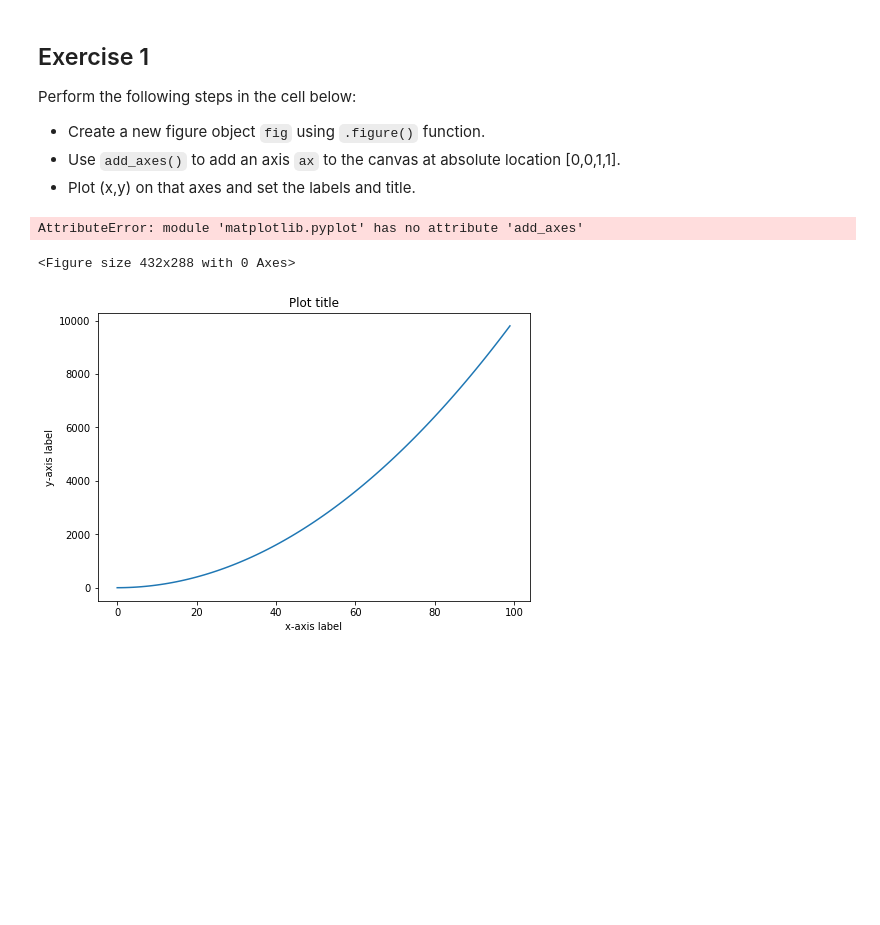
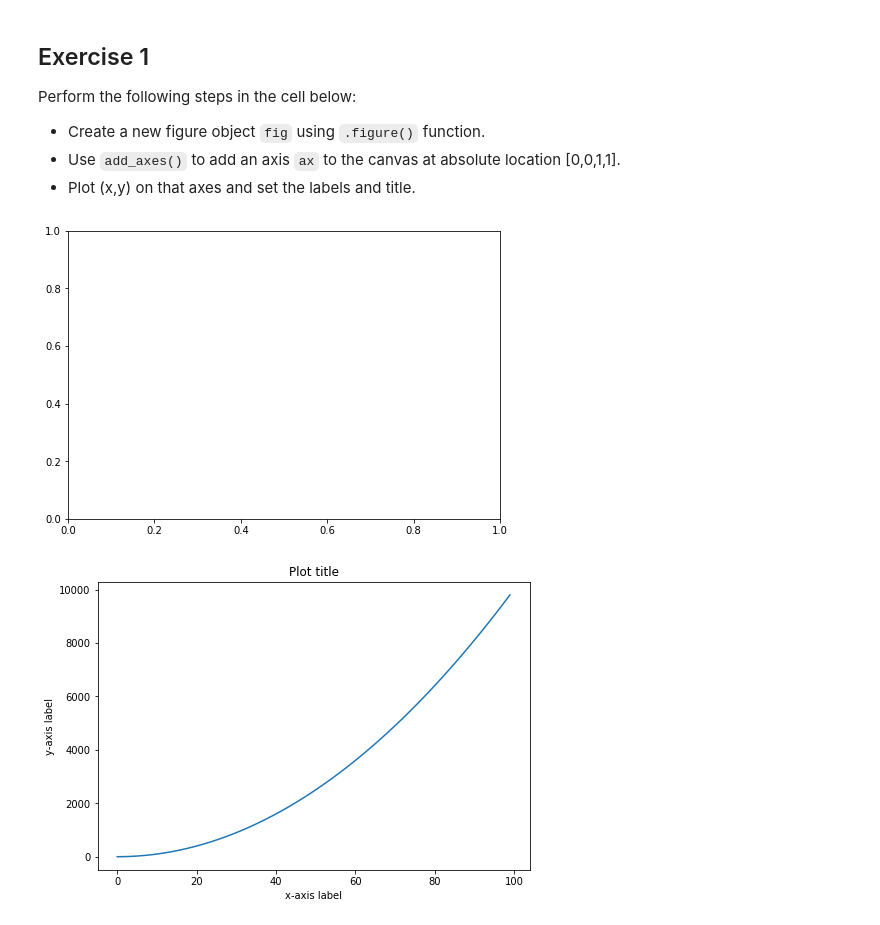
Before and after one commit to yishuen/ds-matplotlib-intro-lab-nyc-ds-career-031119, a Jupyter notebook: index.ipynb, the cells around one changed output. Cells and saved outputs as stored; diff of their text form; code cells hidden in the pictures; blank space fills up the shorter version.

```diff
--- a/index.ipynb
+++ b/index.ipynb
@@ -47,10 +47,9 @@ Perform the following steps in the cell below:
 * Plot (x,y) on that axes and set the labels and title.
 # %%
 fig = plt.figure()
-ax = plt.add_axes([0, 0, 1, 1])
+ax = fig.add_axes([0, 0, 1, 1])
 # %% [output]
-AttributeError: module 'matplotlib.pyplot' has no attribute 'add_axes'
-<Figure size 432x288 with 0 Axes>
+[figure, added]
 # %%
 # %% [output]
 [figure]
```
